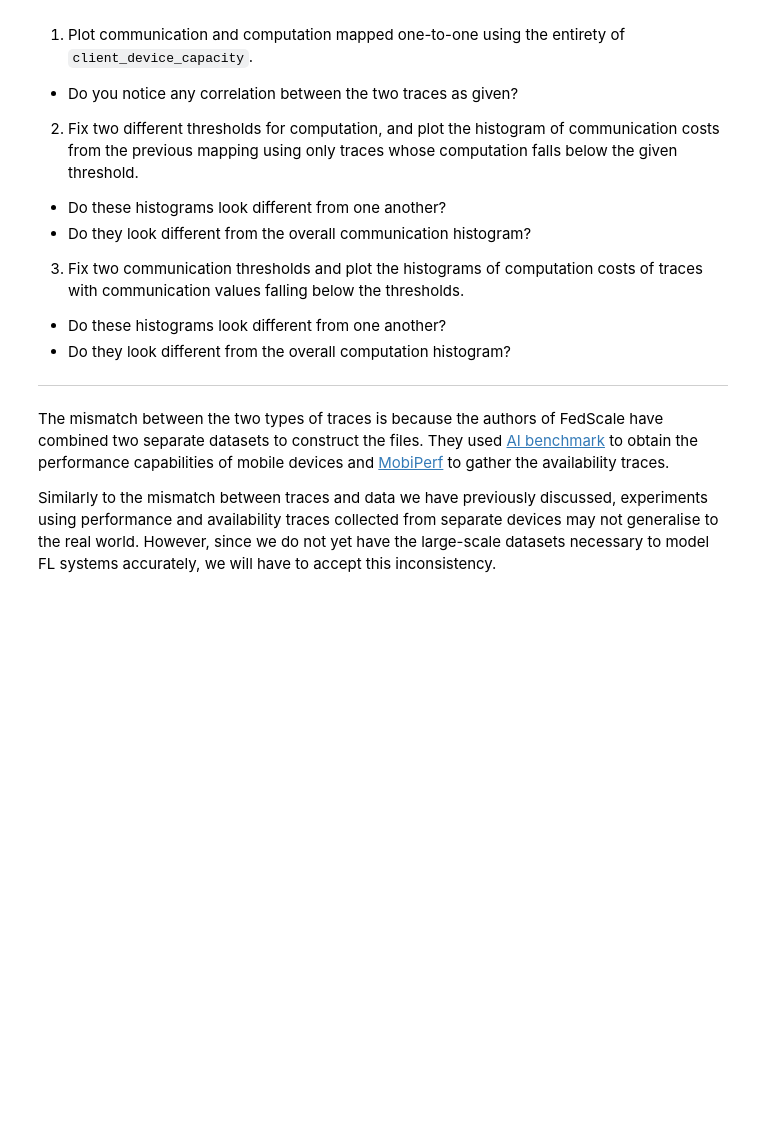
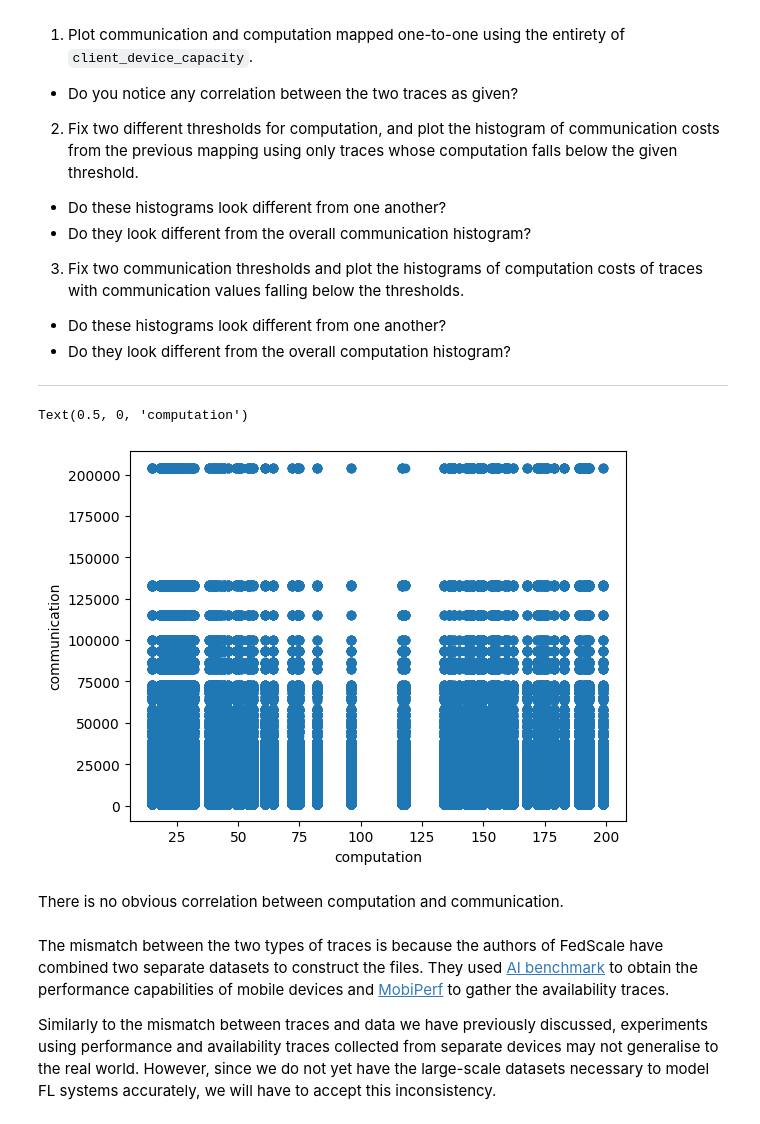
Before and after one commit to angnicholas26/L361-lab2-submission, a Jupyter notebook: L361_2025_Lab_2_2_Devices_Heterogeneity.ipynb, the cells around one changed output. Drawn from its saved outputs; the diff is of its cells as text; code cells hidden in the pictures; blank space fills up the shorter version.

```diff
--- a/L361_2025_Lab_2_2_Devices_Heterogeneity.ipynb
+++ b/L361_2025_Lab_2_2_Devices_Heterogeneity.ipynb
@@ -511,3 +608,11 @@ Looking carefully at the number in the y-axis, some of you may have noticed that
 - Do they look different from the overall computation histogram?
 
 ---
+# %%
+plt.scatter(x=client_device_capacity['computation'],
+            y=client_device_capacity['communication'])
+plt.ylabel('communication')
+plt.xlabel('computation')
+# %% [output]
+Text(0.5, 0, 'computation')
+[figure, added]
@@ -514,3 +627,5 @@ Looking carefully at the number in the y-axis, some of you may have noticed that
+# %% [markdown]
+There is no obvious correlation between computation and communication.
 # %% [markdown]
 The mismatch between the two types of traces is because the authors of FedScale have combined two separate datasets to construct the files. They used [AI benchmark](https://arxiv.org/abs/1910.06663) to obtain the performance capabilities of mobile devices and [MobiPerf](https://www.measurementlab.net/tests/mobiperf/) to gather the availability traces.
 
```
Also changed, not shown: parts of 16 cells of this notebook, 2 other files.
